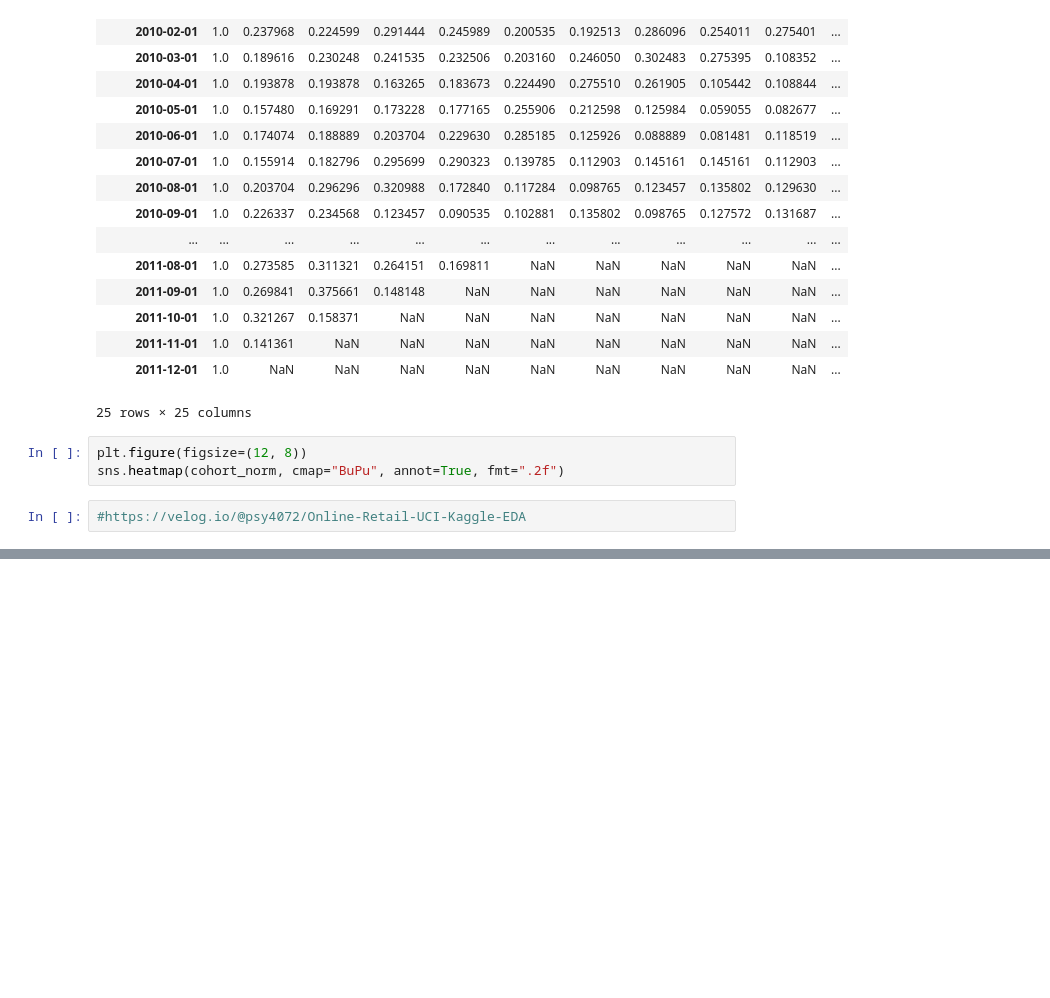
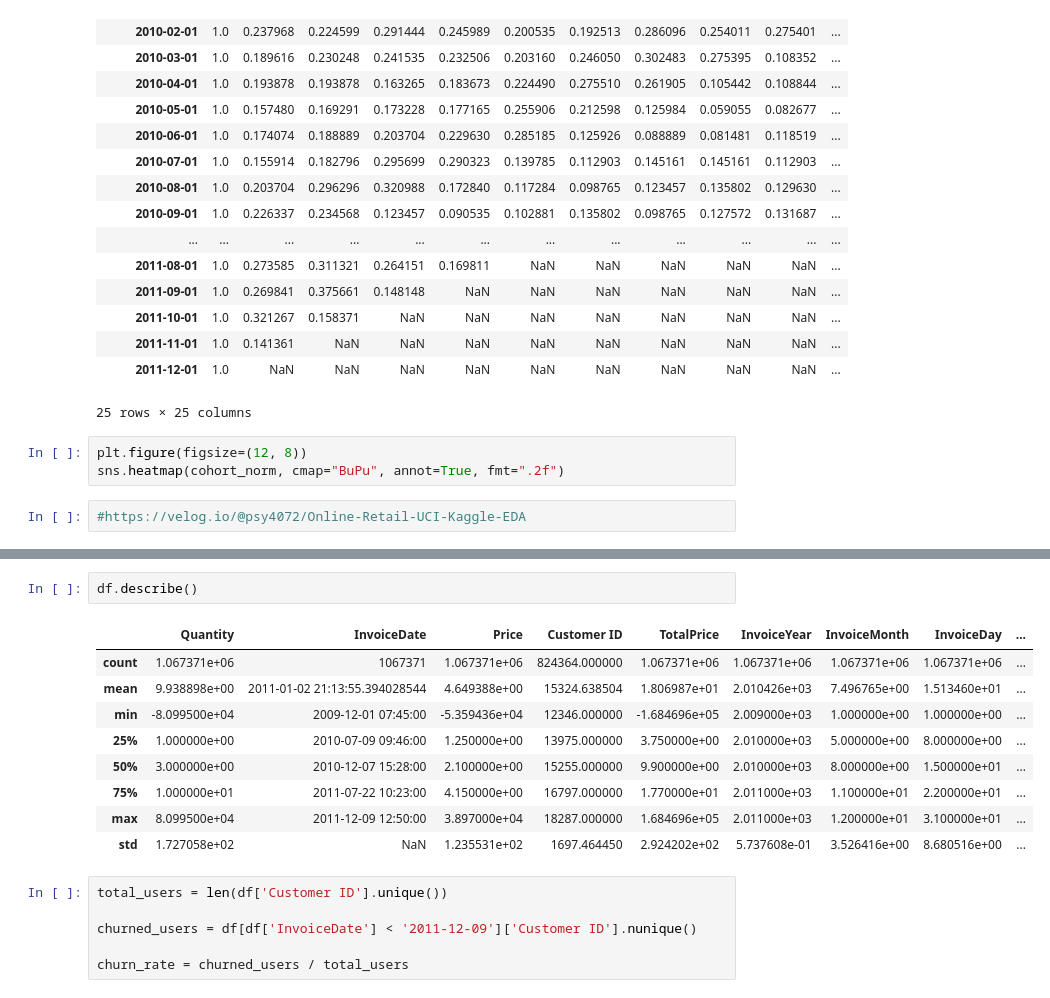
Before and after one commit to Gyuhyeon-Eom/project2, a Jupyter notebook: project2.ipynb, the cells around one changed output, grey strips where cells are left out. Saved outputs shown, nothing was run; the diff lists cells and outputs as text; blank space fills up the shorter version.

```diff
--- a/project2.ipynb
+++ b/project2.ipynb
@@ -713,0 +738,18 @@ sns.heatmap(cohort_norm, cmap="BuPu", annot=True, fmt=".2f")
+# %%
+df.describe()
+# %% [output]
+|  | Quantity | InvoiceDate | Price | Customer ID | TotalPrice | InvoiceYear | InvoiceMonth | InvoiceDay | ... |
+| count | 1.067371e+06 | 1067371 | 1.067371e+06 | 824364.000000 | 1.067371e+06 | 1.067371e+06 | 1.067371e+06 | 1.067371e+06 | ... |
+| mean | 9.938898e+00 | 2011-01-02 21:13:55.394028544 | 4.649388e+00 | 15324.638504 | 1.806987e+01 | 2.010426e+03 | 7.496765e+00 | 1.513460e+01 | ... |
+| min | -8.099500e+04 | 2009-12-01 07:45:00 | -5.359436e+04 | 12346.000000 | -1.684696e+05 | 2.009000e+03 | 1.000000e+00 | 1.000000e+00 | ... |
+| 25% | 1.000000e+00 | 2010-07-09 09:46:00 | 1.250000e+00 | 13975.000000 | 3.750000e+00 | 2.010000e+03 | 5.000000e+00 | 8.000000e+00 | ... |
+| 50% | 3.000000e+00 | 2010-12-07 15:28:00 | 2.100000e+00 | 15255.000000 | 9.900000e+00 | 2.010000e+03 | 8.000000e+00 | 1.500000e+01 | ... |
+| 75% | 1.000000e+01 | 2011-07-22 10:23:00 | 4.150000e+00 | 16797.000000 | 1.770000e+01 | 2.011000e+03 | 1.100000e+01 | 2.200000e+01 | ... |
+| max | 8.099500e+04 | 2011-12-09 12:50:00 | 3.897000e+04 | 18287.000000 | 1.684696e+05 | 2.011000e+03 | 1.200000e+01 | 3.100000e+01 | ... |
+| std | 1.727058e+02 | NaN | 1.235531e+02 | 1697.464450 | 2.924202e+02 | 5.737608e-01 | 3.526416e+00 | 8.680516e+00 | ... |
+# %%
+total_users = len(df['Customer ID'].unique())
+
+churned_users = df[df['InvoiceDate'] < '2011-12-09']['Customer ID'].nunique()
+
+churn_rate = churned_users / total_users
```
Also changed, not shown: parts of 4 cells of this notebook.
